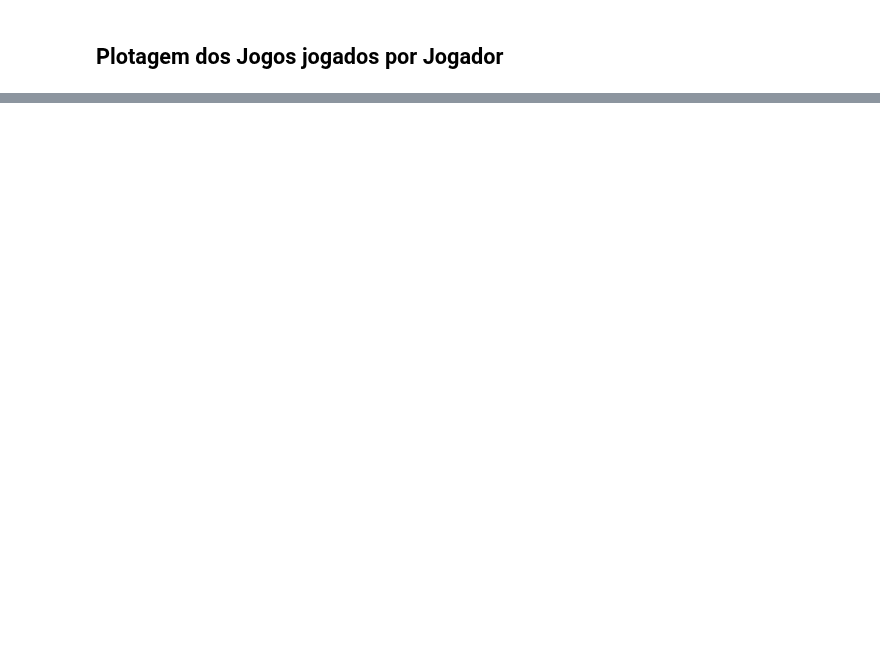
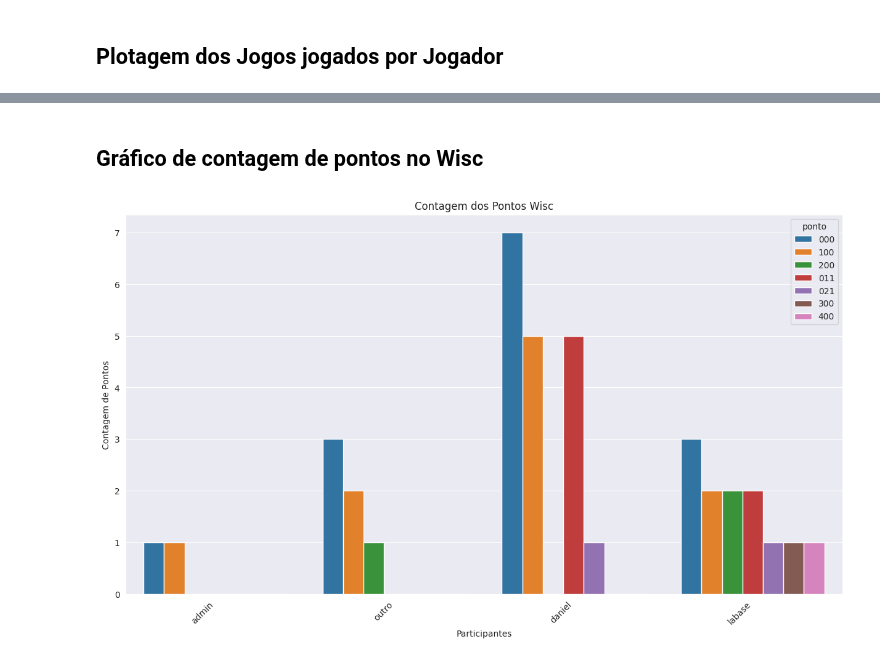
Before and after one commit to labase/data_edu, a Jupyter notebook: alite/alite_game_spike.ipynb, the cells around one changed output, grey strips where cells are left out. Cells and saved outputs as stored; diff of their text form; code cells hidden in the pictures; blank space fills up the shorter version.

Commit message:
Preliminary stats on Alite games data (6/08)

```diff
--- a/alite/alite_game_spike.ipynb
+++ b/alite/alite_game_spike.ipynb
@@ -75,0 +236,23 @@ _ = chart.set_xticklabels(chart.get_xticklabels(), rotation=45, horizontalalignm
+# %%
+import urllib.request, json
+import pandas as pd
+furl = 'https://games.alite.selfip.org/score/games?oid={}'
+dfa = pd.DataFrame()
+dfl = []
+
+def retrieve_games(player):
+    global dfl
+    with urllib.request.urlopen(furl.format(player)) as urlp:
+        dfl.extend(json.loads(urlp.read().decode()))
+def process_df():
+    dfg_ = pd.DataFrame(dfl)
+
+    dfx_ = dfg_.explode('scorer')
+    dfxl_ = pd.DataFrame(dfx_.scorer.values.tolist())
+    dfx_ = dfx_.drop(columns=["scorer"], inplace=False).reset_index()
+    return dfx_.join(dfxl_)
+# retrieve_games('6477cf19f626d3cb95e08c92')
+games = [retrieve_games(oid) for oid in dfo.oid.to_list()]
+print(dfl)
+# dfa = process_df()
+# dfa
@@ -75,0 +263,4 @@ _ = chart.set_xticklabels(chart.get_xticklabels(), rotation=45, horizontalalignm
+# %%
+dfa = process_df()
+
+dfa
@@ -75,0 +283,3 @@ _ = chart.set_xticklabels(chart.get_xticklabels(), rotation=45, horizontalalignm
+# %%
+dfwc = dfa.loc[dfa['game'] == 'wcst']
+dfwc
@@ -75,0 +304,11 @@ _ = chart.set_xticklabels(chart.get_xticklabels(), rotation=45, horizontalalignm
+# %% [markdown]
+## Gráfico de contagem de pontos no Wisc
+# %%
+import seaborn as sns
+from matplotlib import pyplot as plt
+_ = plt.figure(figsize=(15,8))
+chart = sns.countplot(data=dfwc, x="name", hue="ponto")
+_ = chart.set(title='Contagem dos Pontos Wisc', ylabel='Contagem de Pontos', xlabel="Participantes")
+_ = chart.set_xticklabels(chart.get_xticklabels(), rotation=45, horizontalalignment='right')
+# %% [output]
+[figure, added]
```
Also changed, not shown: parts of 38 cells of this notebook, 1 other file.
